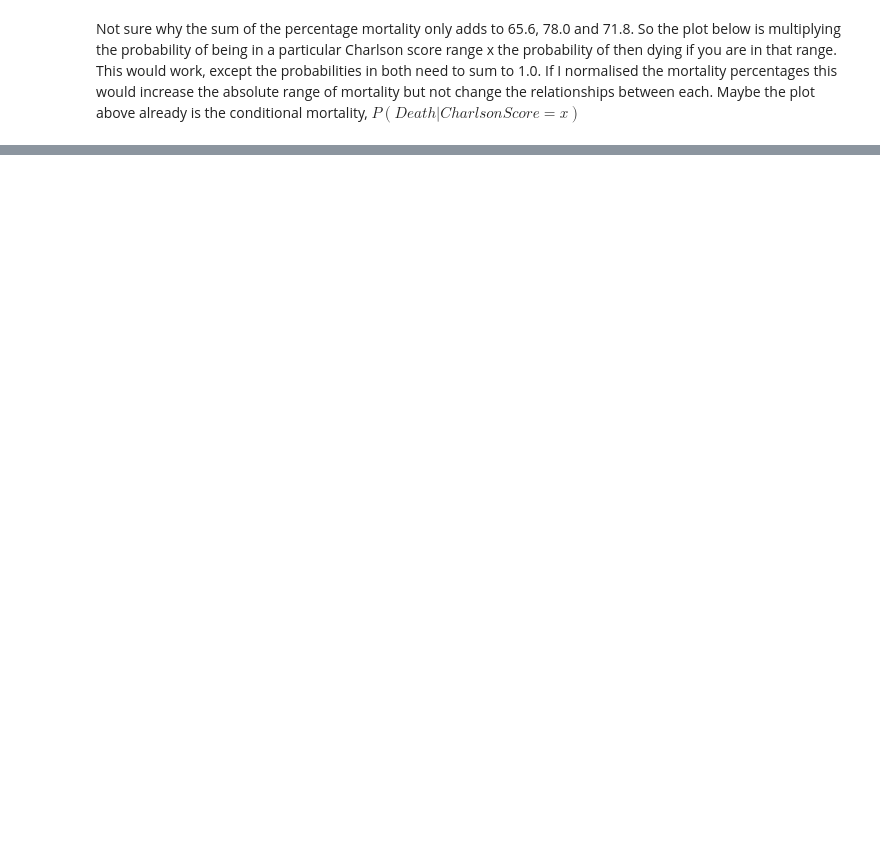
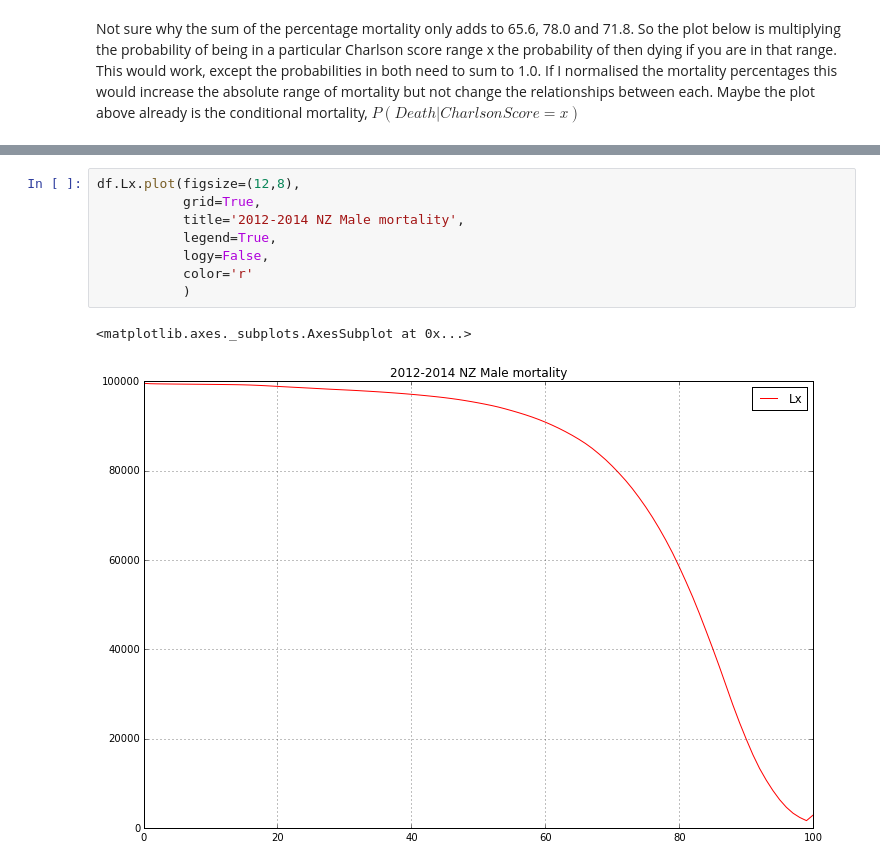
Before and after one commit to hillbs/Differential-Equations-and-Linear-Algebra, a Jupyter notebook: Survival analyses/Oz_Charlson_ICD10_mortality.ipynb, the cells around one changed output, grey strips where cells are left out. Cells and saved outputs as stored; diff of their text form; blank space fills up the shorter version.

```diff
--- a/Survival analyses/Oz_Charlson_ICD10_mortality.ipynb
+++ b/Survival analyses/Oz_Charlson_ICD10_mortality.ipynb
@@ -69,0 +156,11 @@ plt.grid(True)
+# %%
+df.Lx.plot(figsize=(12,8),
+           grid=True,
+           title='2012-2014 NZ Male mortality',
+           legend=True,
+           logy=False,
+           color='r'
+           )
+# %% [output]
+<matplotlib.axes._subplots.AxesSubplot at 0x...>
+[figure, added]
```
Also changed, not shown: parts of 21 cells of this notebook, 15 other files.
